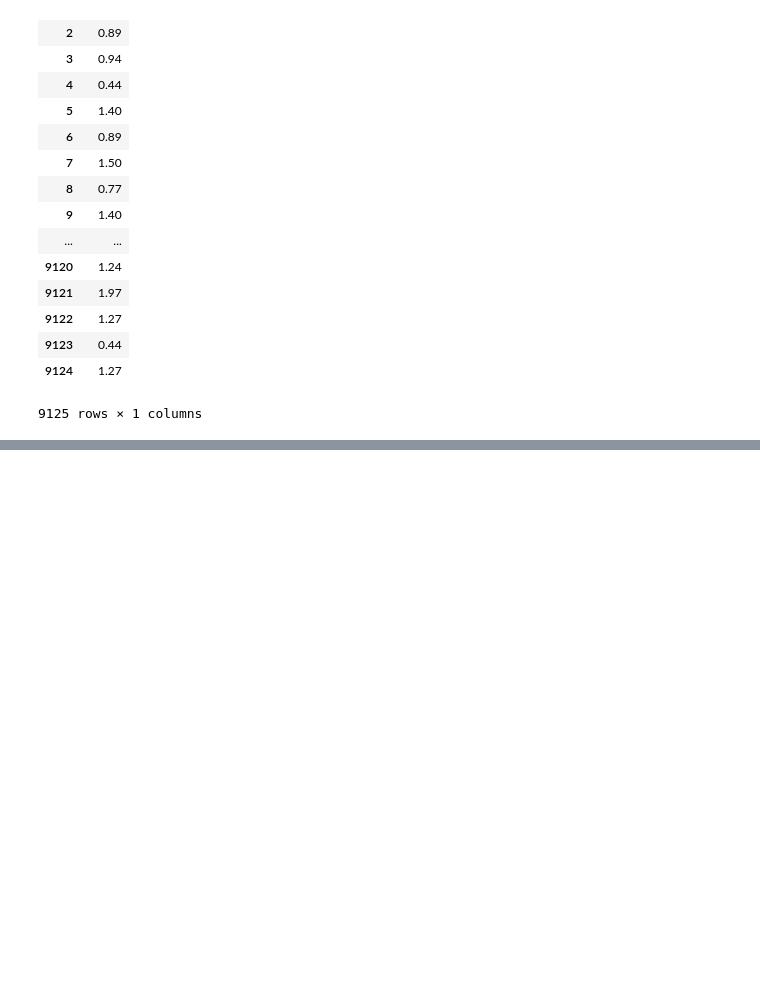
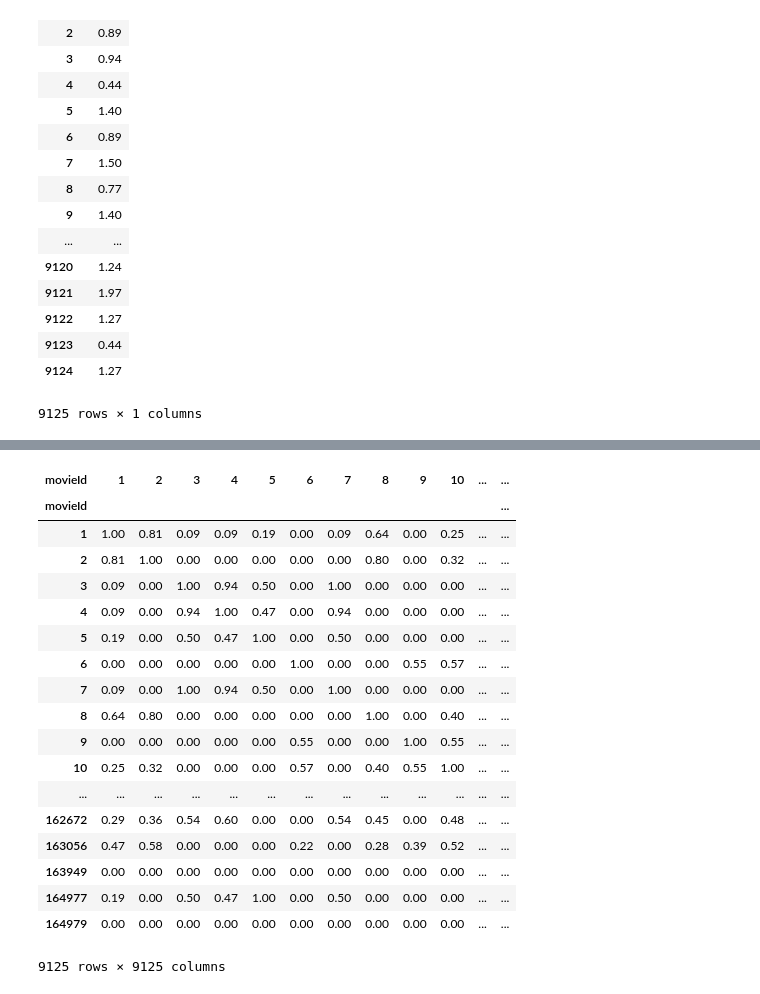
Before and after one commit to ChoSangIk/Recommendation, a Jupyter notebook: python/program/4) CBF.ipynb, the cells around one changed output, grey strips where cells are left out. Cells and saved outputs as stored; diff of their text form; code cells hidden in the pictures; blank space fills up the shorter version.

```diff
--- a/python/program/4) CBF.ipynb
+++ b/python/program/4) CBF.ipynb
@@ -193,7 +193,7 @@ movieNorms = pd.DataFrame(
                  # value를 통해 값만 가져온다. numpy.array형식으로 바꾸어주는건데
                  #그냥 빠지고 dataframe자체로 넣어도 문제없다.
                 ord=2, axis=1),
-    index=movieWeights.index,
+    #index=movieWeights.index, << 없어도 상관없음
     columns=['norm2'])
 movieNorms
 # %% [output]
@@ -227,0 +220,5 @@ array([[ 0.  ,  0.  ,  0.91, ...,  0.  ,  0.  ,  0.  ],
+# %%
+normalizedMovieWeights = pd.DataFrame(index=movieWeights.index) #빈 데이타 프레임만들기
+norms = movieNorms['norm2']
+for genre in genres.index:
+    normalizedMovieWeights[genre] = movieWeights[genre].divide(norms)
@@ -227,0 +251,25 @@ array([[ 0.  ,  0.  ,  0.91, ...,  0.  ,  0.  ,  0.  ],
+# %%
+sims = pd.DataFrame(data=np.matmul(normalizedMovieWeights, normalizedMovieWeights.T), index=movieWeights['movieId'])
+sims.columns = index=movieWeights['movieId']
+# %%
+sims
+# %% [output]
+| movieId | 1 | 2 | 3 | 4 | 5 | 6 | 7 | 8 | 9 | 10 | ... | ... |
+| movieId |  |  |  |  |  |  |  |  |  |  |  | ... |
+| 1 | 1.00 | 0.81 | 0.09 | 0.09 | 0.19 | 0.00 | 0.09 | 0.64 | 0.00 | 0.25 | ... | ... |
+| 2 | 0.81 | 1.00 | 0.00 | 0.00 | 0.00 | 0.00 | 0.00 | 0.80 | 0.00 | 0.32 | ... | ... |
+| 3 | 0.09 | 0.00 | 1.00 | 0.94 | 0.50 | 0.00 | 1.00 | 0.00 | 0.00 | 0.00 | ... | ... |
+| 4 | 0.09 | 0.00 | 0.94 | 1.00 | 0.47 | 0.00 | 0.94 | 0.00 | 0.00 | 0.00 | ... | ... |
+| 5 | 0.19 | 0.00 | 0.50 | 0.47 | 1.00 | 0.00 | 0.50 | 0.00 | 0.00 | 0.00 | ... | ... |
+| 6 | 0.00 | 0.00 | 0.00 | 0.00 | 0.00 | 1.00 | 0.00 | 0.00 | 0.55 | 0.57 | ... | ... |
+| 7 | 0.09 | 0.00 | 1.00 | 0.94 | 0.50 | 0.00 | 1.00 | 0.00 | 0.00 | 0.00 | ... | ... |
+| 8 | 0.64 | 0.80 | 0.00 | 0.00 | 0.00 | 0.00 | 0.00 | 1.00 | 0.00 | 0.40 | ... | ... |
+| 9 | 0.00 | 0.00 | 0.00 | 0.00 | 0.00 | 0.55 | 0.00 | 0.00 | 1.00 | 0.55 | ... | ... |
+| 10 | 0.25 | 0.32 | 0.00 | 0.00 | 0.00 | 0.57 | 0.00 | 0.40 | 0.55 | 1.00 | ... | ... |
+| ... | ... | ... | ... | ... | ... | ... | ... | ... | ... | ... | ... | ... |
+| 162672 | 0.29 | 0.36 | 0.54 | 0.60 | 0.00 | 0.00 | 0.54 | 0.45 | 0.00 | 0.48 | ... | ... |
+| 163056 | 0.47 | 0.58 | 0.00 | 0.00 | 0.00 | 0.22 | 0.00 | 0.28 | 0.39 | 0.52 | ... | ... |
+| 163949 | 0.00 | 0.00 | 0.00 | 0.00 | 0.00 | 0.00 | 0.00 | 0.00 | 0.00 | 0.00 | ... | ... |
+| 164977 | 0.19 | 0.00 | 0.50 | 0.47 | 1.00 | 0.00 | 0.50 | 0.00 | 0.00 | 0.00 | ... | ... |
+| 164979 | 0.00 | 0.00 | 0.00 | 0.00 | 0.00 | 0.00 | 0.00 | 0.00 | 0.00 | 0.00 | ... | ... |
+9125 rows × 9125 columns
```
Also changed, not shown: parts of 16 cells of this notebook, 3 other files.
